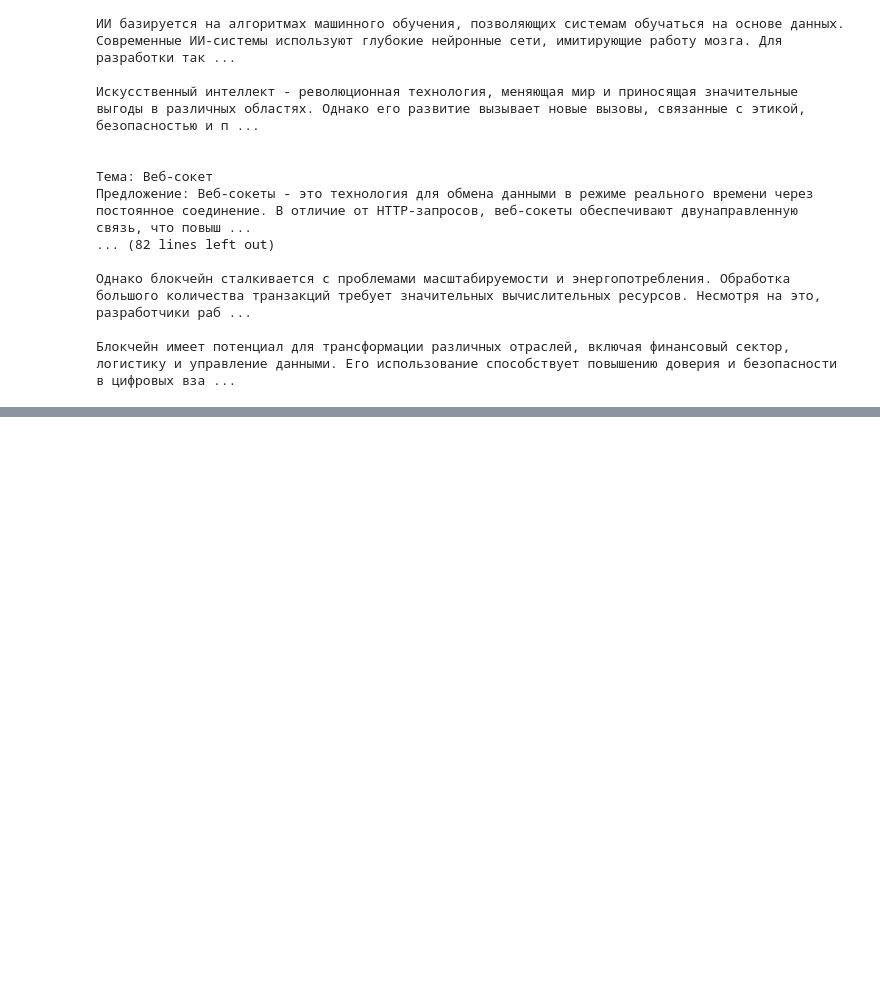
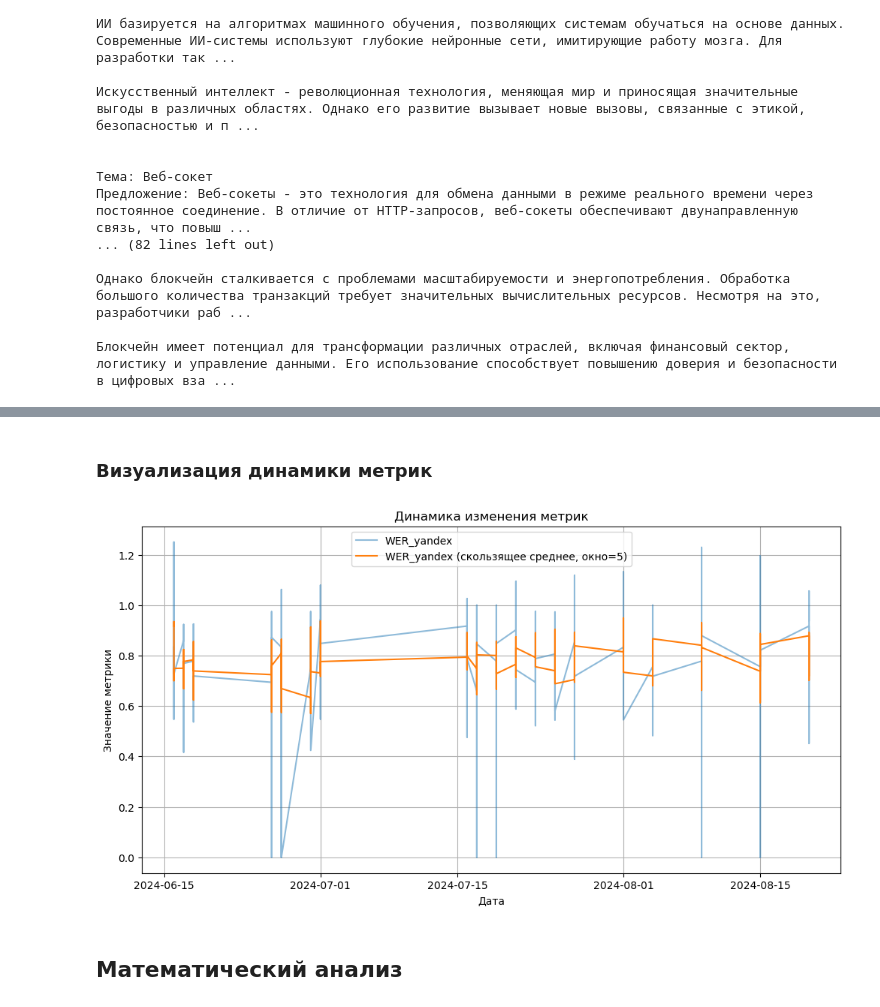
Before and after one commit to RedAlexDad/SpeechTraining, a Jupyter notebook: research/sentense/research.ipynb, the cells around one changed output, grey strips where cells are left out. Cells and saved outputs as stored; diff of their text form; code cells hidden in the pictures; blank space fills up the shorter version.

```diff
--- a/research/sentense/research.ipynb
+++ b/research/sentense/research.ipynb
@@ -429,0 +194,28 @@ draw_change_plot_by_theme(collection)
+# %% [markdown]
+### Визуализация динамики метрик
+# %%
+def plot_metrics(df, metrics, window=10): # Добавляем параметр window для размера окна
+    df.index = pd.to_datetime(df.index.get_level_values(0))
+    plt.figure(figsize=(12, 6))
+    for metric in metrics:
+        plt.plot(df.index, df[metric], label=metric, alpha=0.5)  # Построение графика исходных данных
+        plt.plot(df.index, df[metric].rolling(window=window).mean(), label=f'{metric} (скользящее среднее, окно={window})')  # Построение скользящего среднего
+    plt.xlabel('Дата')
+    plt.ylabel('Значение метрики')
+    plt.title('Динамика изменения метрик')
+    plt.legend()
+    plt.grid(True)
+    plt.show()
+
+# Отображаем динамику по метрикам Yandex
+# metrics = ['WER_yandex', 'CER_yandex', 'MER_yandex', 'WIL_yandex']
+metrics = ['WER_yandex']
+# metrics = ['CER_yandex']
+start_date = pd.Timestamp('2024-06-15').date()
+end_date = pd.Timestamp('2024-08-20').date()
+# plot_metrics(df.loc[(df['record_date'] >= start_date) & (df['record_date'] <= end_date)], metrics, window=5)
+plot_metrics(df_filtered, metrics, window=5)
+# %% [output]
+[figure, added]
+# %% [markdown]
+## Математический анализ
```
Also changed, not shown: parts of 72 cells of this notebook, 18 other files.
